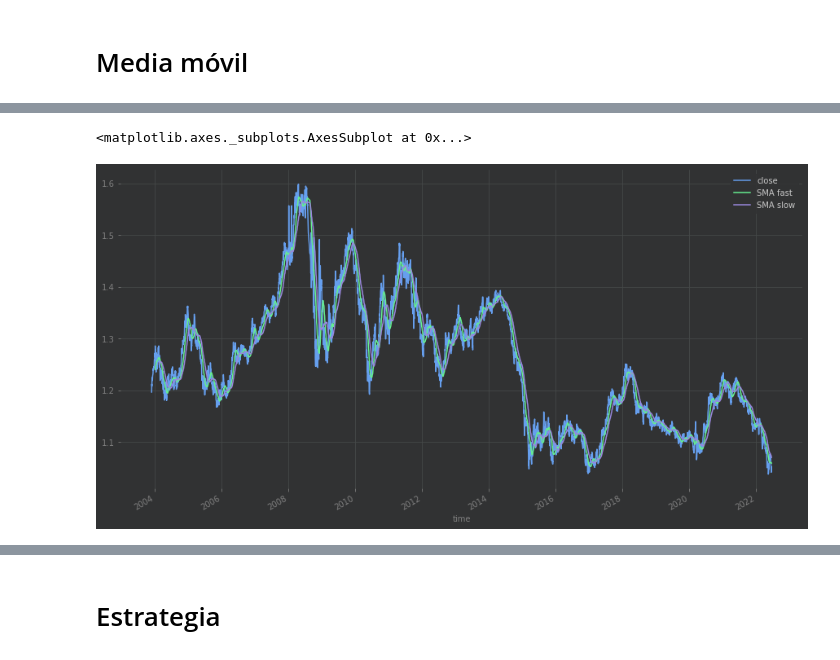
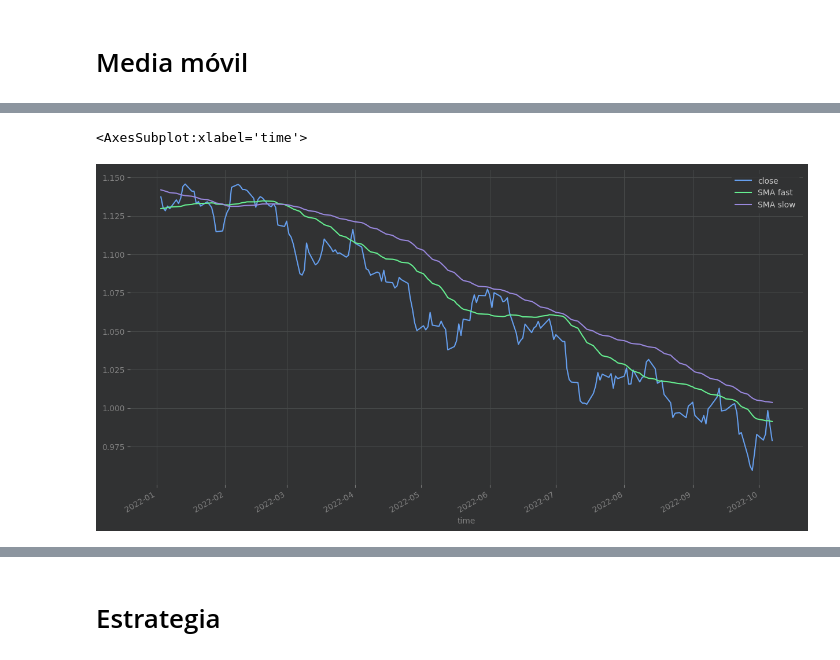
Before and after one commit to yimmyeman/trading-algoritmico-principiantes, a Jupyter notebook: ES_TA_Capítulo_05_Crea_tu_primera_estrategia_de_trading.ipynb, the cells around one changed output, grey strips where cells are left out. Cells and saved outputs as stored; diff of their text form; code cells hidden in the pictures.

```diff
--- a/ES_TA_Capítulo_05_Crea_tu_primera_estrategia_de_trading.ipynb
+++ b/ES_TA_Capítulo_05_Crea_tu_primera_estrategia_de_trading.ipynb
@@ -134,9 +135,9 @@ df["SMA slow"] = df["close"].rolling(60).mean()
 # %%
 # Plot the results
-df[["close", "SMA fast", "SMA slow"]].plot(figsize=(15,8))
+df[["close", "SMA fast", "SMA slow"]].loc["2022"].plot(figsize=(15,8))
 # %% [output]
-<matplotlib.axes._subplots.AxesSubplot at 0x...>
+<AxesSubplot:xlabel='time'>
-[figure, old version]
+[figure, new version]
 # %%
 # Plot the results
 df[["close", "SMA fast", "SMA slow"]].loc["2020"].plot(figsize=(15,8))
```
Also changed, not shown: parts of 10 cells of this notebook, 3 other files.
